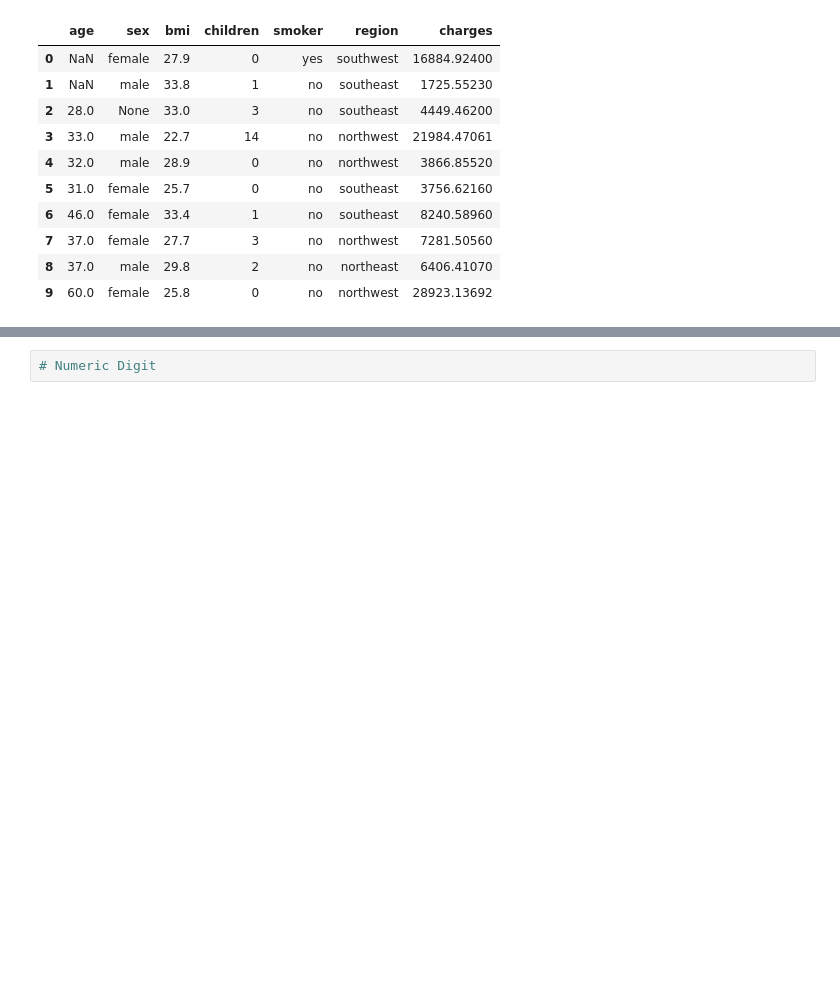
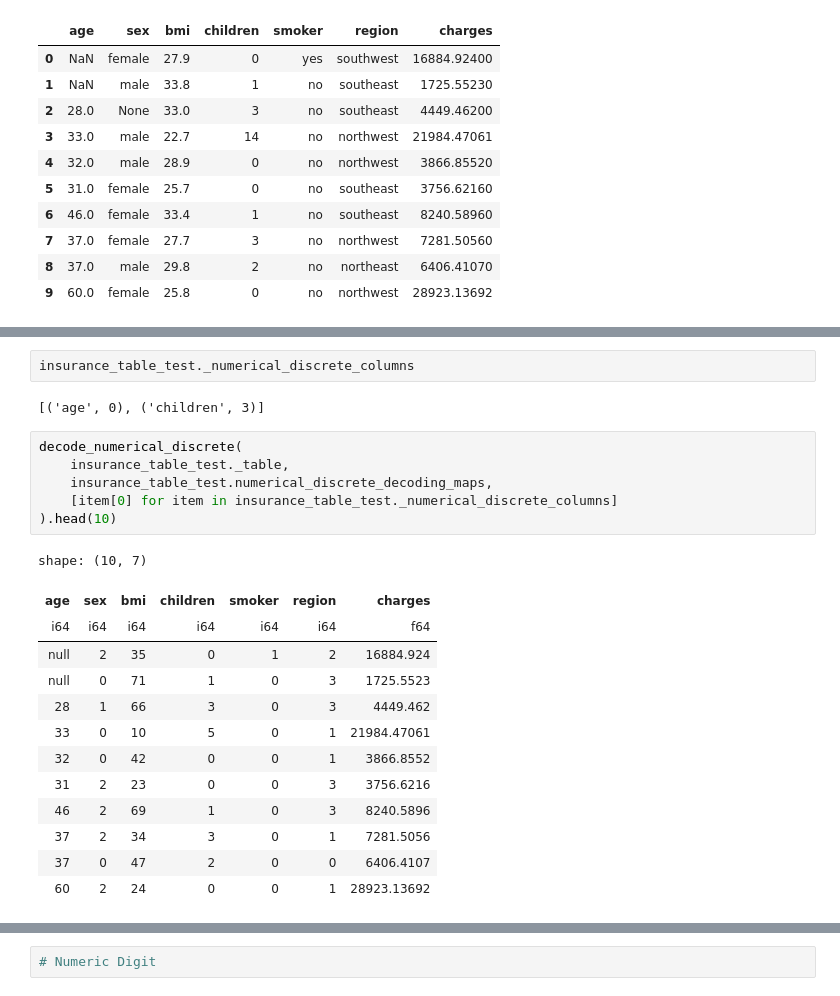
Before and after one commit to rzambrano1/tabular_nn, a Jupyter notebook: notebooks/tabular_argn.ipynb, the cells around one changed output, grey strips where cells are left out. Cells and saved outputs as stored; diff of their text form; blank space fills up the shorter version.

```diff
--- a/notebooks/tabular_argn.ipynb
+++ b/notebooks/tabular_argn.ipynb
@@ -926,0 +992,24 @@ insurance_data.head(10)
+# %%
+insurance_table_test._numerical_discrete_columns
+# %% [output]
+[('age', 0), ('children', 3)]
+# %%
+decode_numerical_discrete(
+    insurance_table_test._table,
+    insurance_table_test.numerical_discrete_decoding_maps,
+    [item[0] for item in insurance_table_test._numerical_discrete_columns]
+).head(10)
+# %% [output]
+shape: (10, 7)
+| age | sex | bmi | children | smoker | region | charges |
+| i64 | i64 | i64 | i64 | i64 | i64 | f64 |
+| null | 2 | 35 | 0 | 1 | 2 | 16884.924 |
+| null | 0 | 71 | 1 | 0 | 3 | 1725.5523 |
+| 28 | 1 | 66 | 3 | 0 | 3 | 4449.462 |
+| 33 | 0 | 10 | 5 | 0 | 1 | 21984.47061 |
+| 32 | 0 | 42 | 0 | 0 | 1 | 3866.8552 |
+| 31 | 2 | 23 | 0 | 0 | 3 | 3756.6216 |
+| 46 | 2 | 69 | 1 | 0 | 3 | 8240.5896 |
+| 37 | 2 | 34 | 3 | 0 | 1 | 7281.5056 |
+| 37 | 0 | 47 | 2 | 0 | 0 | 6406.4107 |
+| 60 | 2 | 24 | 0 | 0 | 1 | 28923.13692 |
```
Also changed, not shown: parts of 16 cells of this notebook, 2 other files.
